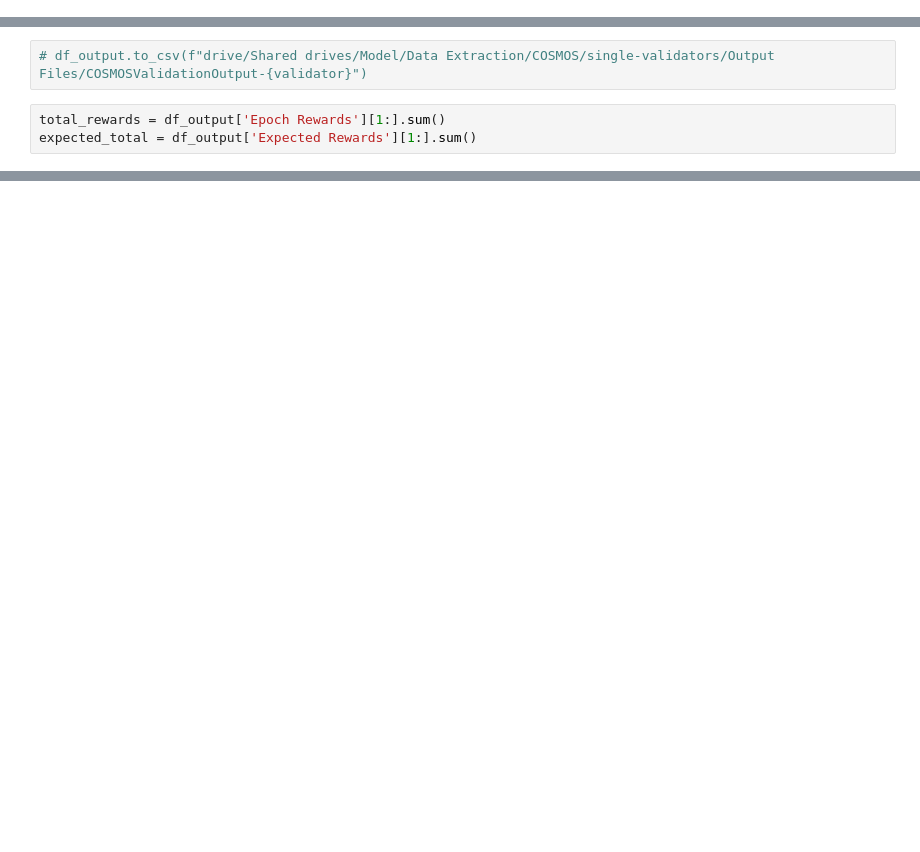
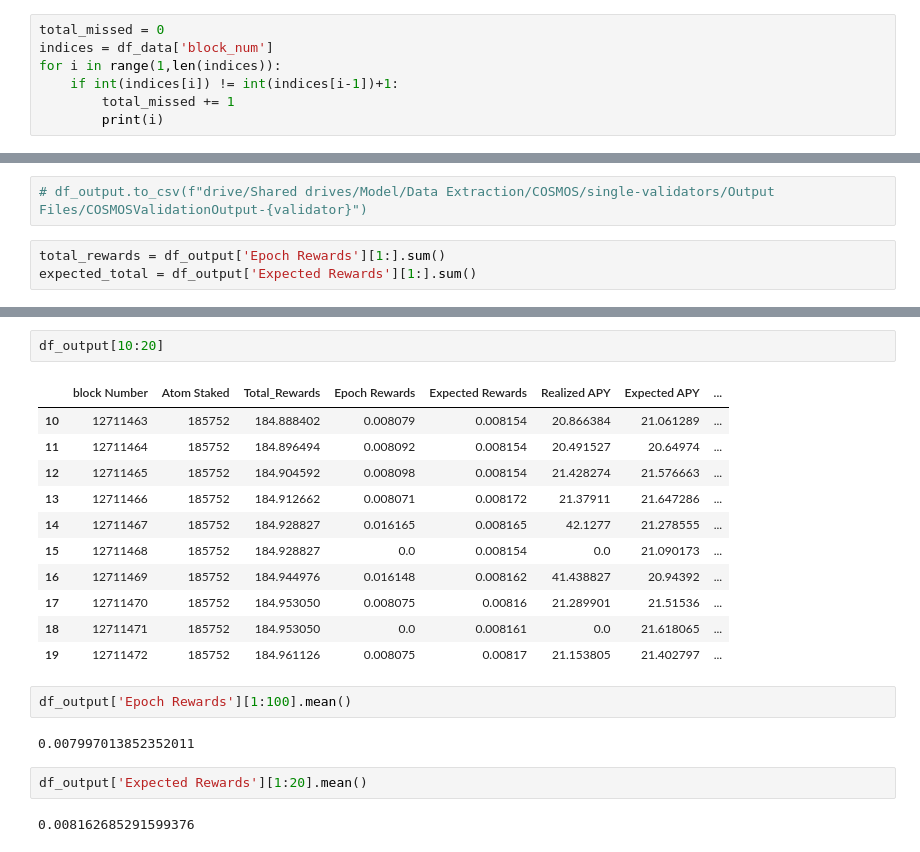
Before and after one commit to MakC-Ukr/cosmos-staking-data-extraction, a Jupyter notebook: single_validators/COSMOSValidation1.ipynb, the cells around one changed output, grey strips where cells are left out. Saved outputs shown, nothing was run; the diff lists cells and outputs as text; blank space fills up the shorter version.

```diff
--- a/single_validators/COSMOSValidation1.ipynb
+++ b/single_validators/COSMOSValidation1.ipynb
@@ -5,3 +5,10 @@ import pandas as pd
 validator = "Twinstake_processed.csv"
 path = f"./{validator}"
 df_data= pd.read_csv(path)
+# %%
+total_missed = 0
+indices = df_data['block_num']
+for i in range(1,len(indices)):
+    if int(indices[i]) != int(indices[i-1])+1:
+        total_missed += 1
+        print(i)
@@ -99,0 +201,22 @@ expected_total = df_output['Expected Rewards'][1:].sum()
+# %%
+df_output[10:20]
+# %% [output]
+|  | block Number | Atom Staked | Total_Rewards | Epoch Rewards | Expected Rewards | Realized APY | Expected APY | ... |
+| 10 | 12711463 | 185752 | 184.888402 | 0.008079 | 0.008154 | 20.866384 | 21.061289 | ... |
+| 11 | 12711464 | 185752 | 184.896494 | 0.008092 | 0.008154 | 20.491527 | 20.64974 | ... |
+| 12 | 12711465 | 185752 | 184.904592 | 0.008098 | 0.008154 | 21.428274 | 21.576663 | ... |
+| 13 | 12711466 | 185752 | 184.912662 | 0.008071 | 0.008172 | 21.37911 | 21.647286 | ... |
+| 14 | 12711467 | 185752 | 184.928827 | 0.016165 | 0.008165 | 42.1277 | 21.278555 | ... |
+| 15 | 12711468 | 185752 | 184.928827 | 0.0 | 0.008154 | 0.0 | 21.090173 | ... |
+| 16 | 12711469 | 185752 | 184.944976 | 0.016148 | 0.008162 | 41.438827 | 20.94392 | ... |
+| 17 | 12711470 | 185752 | 184.953050 | 0.008075 | 0.00816 | 21.289901 | 21.51536 | ... |
+| 18 | 12711471 | 185752 | 184.953050 | 0.0 | 0.008161 | 0.0 | 21.618065 | ... |
+| 19 | 12711472 | 185752 | 184.961126 | 0.008075 | 0.00817 | 21.153805 | 21.402797 | ... |
+# %%
+df_output['Epoch Rewards'][1:100].mean()
+# %% [output]
+0.007997013852352011
+# %%
+df_output['Expected Rewards'][1:20].mean()
+# %% [output]
+0.008162685291599376
```
Also changed, not shown: parts of 6 cells of this notebook, 11 other files.
